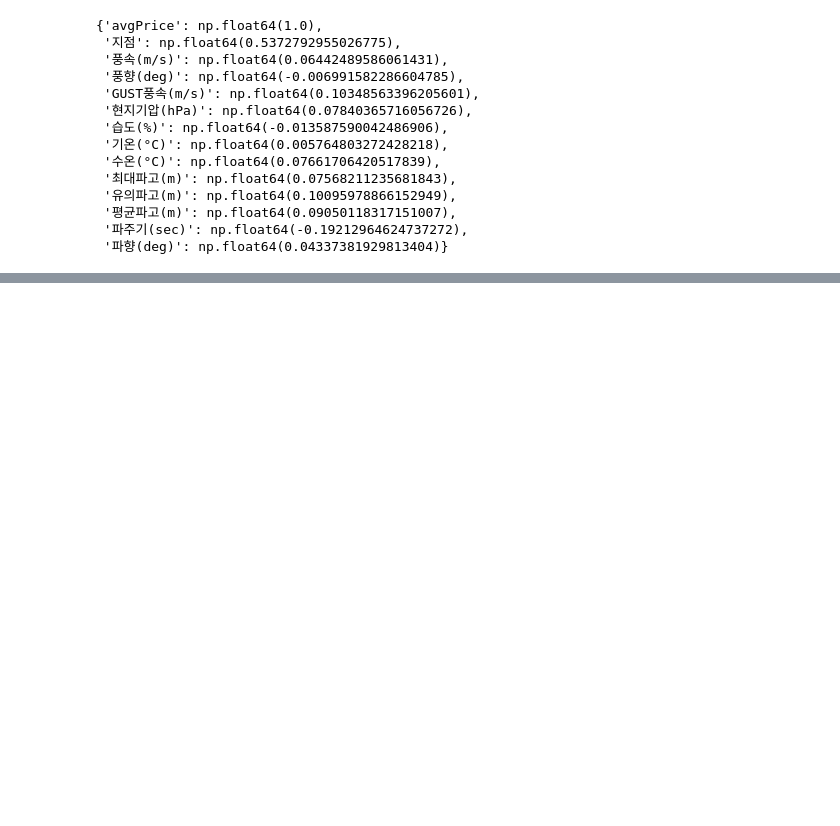
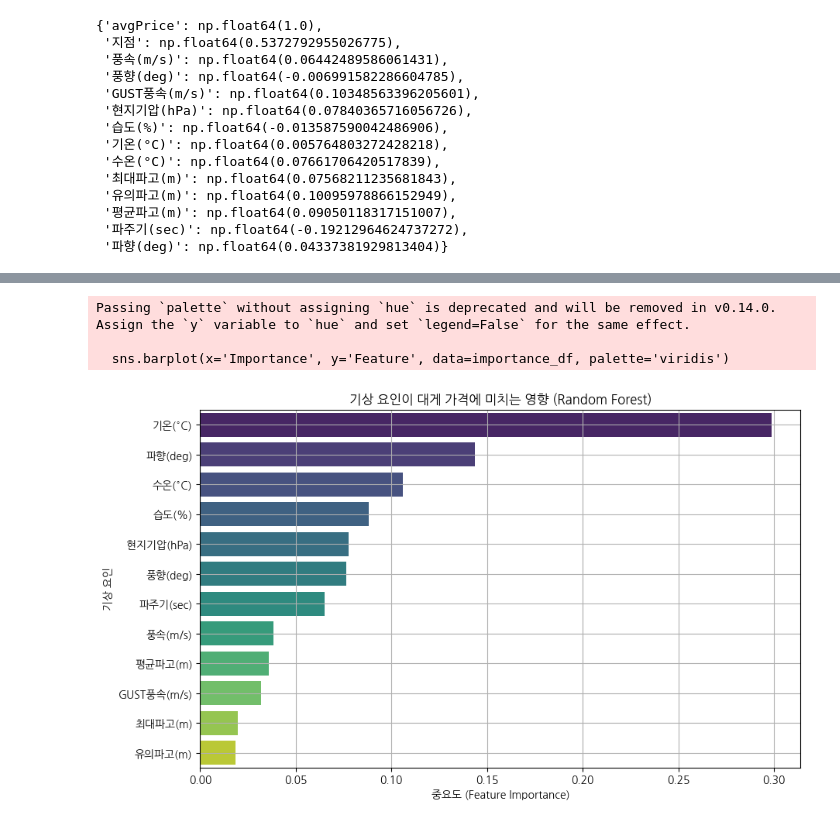
Before and after one commit to vhf1030/Pisces, a Jupyter notebook: notebooks/기상과가격유사도.ipynb, the cells around one changed output, grey strips where cells are left out. Saved outputs shown, nothing was run; the diff lists cells and outputs as text; code cells hidden in the pictures; blank space fills up the shorter version.

Commit message:
Forecast_price_compare_done

```diff
--- a/notebooks/기상과가격유사도.ipynb
+++ b/notebooks/기상과가격유사도.ipynb
@@ -751,0 +843,71 @@ individual_correlations
+# %%
+# 수산물 가격 데이터 로드
+price_data = pd.read_csv('../data/processed/item_price_lag_filled.csv')
+price_data['priceDate'] = pd.to_datetime(price_data['priceDate'])
+price_data['날짜'] = price_data['priceDate'].dt.date
+price_data = price_data.groupby(['날짜', 'item'])['avgPrice'].mean().reset_index()
+
+# 여러 개의 기상 데이터 파일 불러오기
+file_list = glob.glob('../data/raw/forecast_1525/forecast_*.csv')
+
+df_list = []
+for file in file_list:
+    df = pd.read_csv(file, encoding='euc-kr')
+    df['일시'] = pd.to_datetime(df['일시'])
+    df['날짜'] = df['일시'].dt.date
+    df_list.append(df)
+
+# 모든 데이터를 병합
+forecast_df = pd.concat(df_list, ignore_index=True)
+
+# 일별 평균 기상 데이터 계산
+forecast_df = forecast_df.drop(columns=['지점'], errors='ignore')
+daily_avg = forecast_df.groupby('날짜').mean(numeric_only=True).reset_index()
+
+# 수산물 가격과 기상 데이터를 날짜 기준으로 병합
+merged_df = pd.merge(price_data, daily_avg, on='날짜', how='inner')
+
+# 특정 어종 선택 (예: 광어)
+fish_type = '대게'
+merged_fish = merged_df[merged_df['item'] == fish_type].drop(columns=['item', '날짜'])
+
+# 독립 변수(X) 및 종속 변수(y) 설정
+X = merged_fish.drop(columns=['avgPrice'])  # 기상 요인들
+y = merged_fish['avgPrice']  # 수산물 평균 가격
+
+# 데이터 스케일링 (정규화)
+scaler = StandardScaler()
+X_scaled = scaler.fit_transform(X)
+
+# 훈련 및 테스트 데이터 분리
+X_train, X_test, y_train, y_test = train_test_split(X_scaled, y, test_size=0.2, random_state=12)
+
+# 랜덤 포레스트 모델 생성 및 훈련
+rf_model = RandomForestRegressor(n_estimators=100, random_state=12)
+rf_model.fit(X_train, y_train)
+
+# 피처 중요도 추출
+feature_importances = rf_model.feature_importances_
+
+# 피처 중요도 시각화
+feature_names = X.columns
+importance_df = pd.DataFrame({'Feature': feature_names, 'Importance': feature_importances})
+importance_df = importance_df.sort_values(by='Importance', ascending=False)
+
+# 시각화
+plt.figure(figsize=(10, 6))
+sns.barplot(x='Importance', y='Feature', data=importance_df, palette='viridis')
+plt.title(f'기상 요인이 {fish_type} 가격에 미치는 영향 (Random Forest)')
+plt.xlabel('중요도 (Feature Importance)')
+plt.ylabel('기상 요인')
+plt.grid()
+plt.show()
+
+# 중요한 기상 요인 출력
+print("기상 데이터가 수산물 가격에 미치는 영향 (중요도 순):")
+print(importance_df)
+# %% [output]
+Passing `palette` without assigning `hue` is deprecated and will be removed in v0.14.0. Assign the `y` variable to `hue` and set `legend=False` for the same effect.
+
+  sns.barplot(x='Importance', y='Feature', data=importance_df, palette='viridis')
+[figure, added]
```
Also changed, not shown: parts of 13 cells of this notebook.
